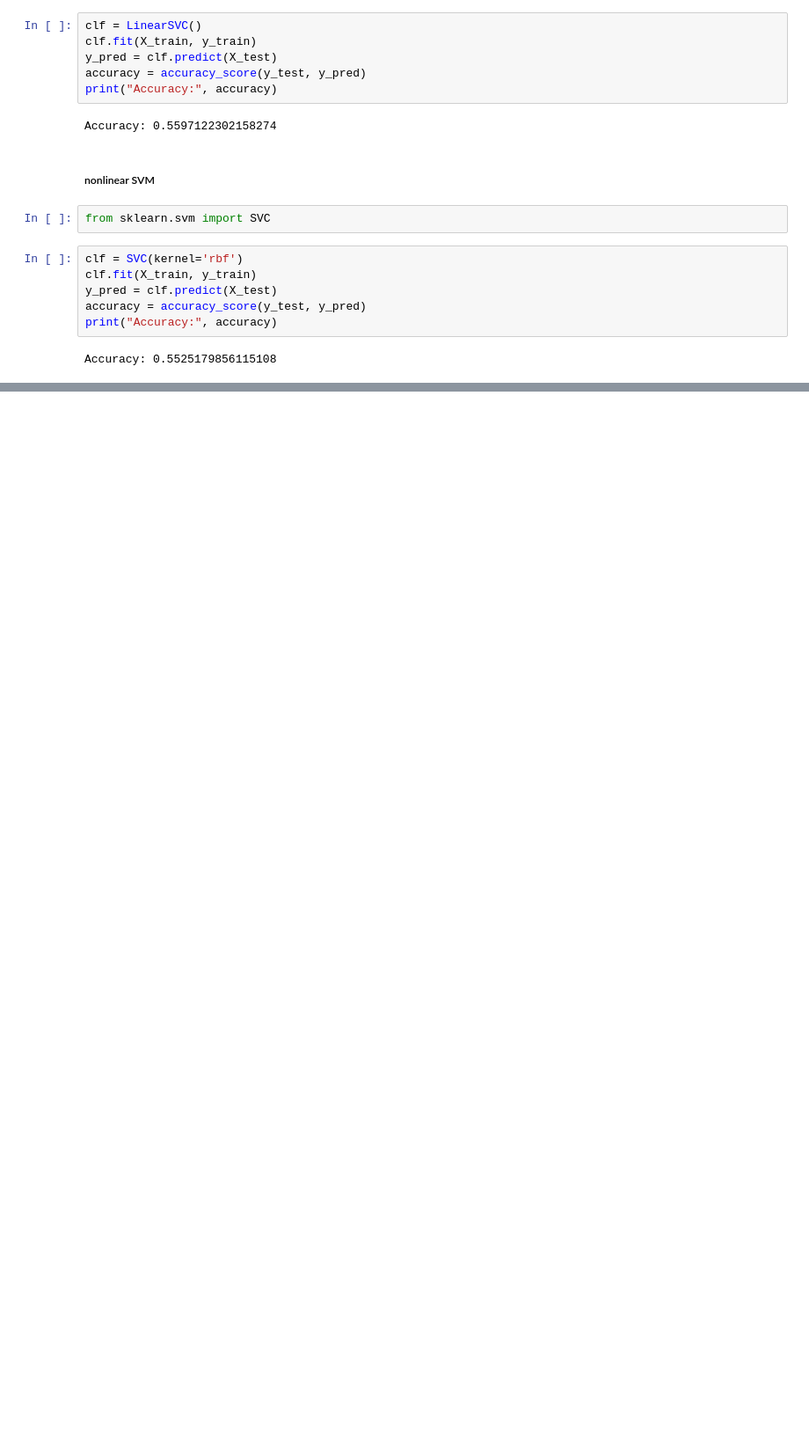
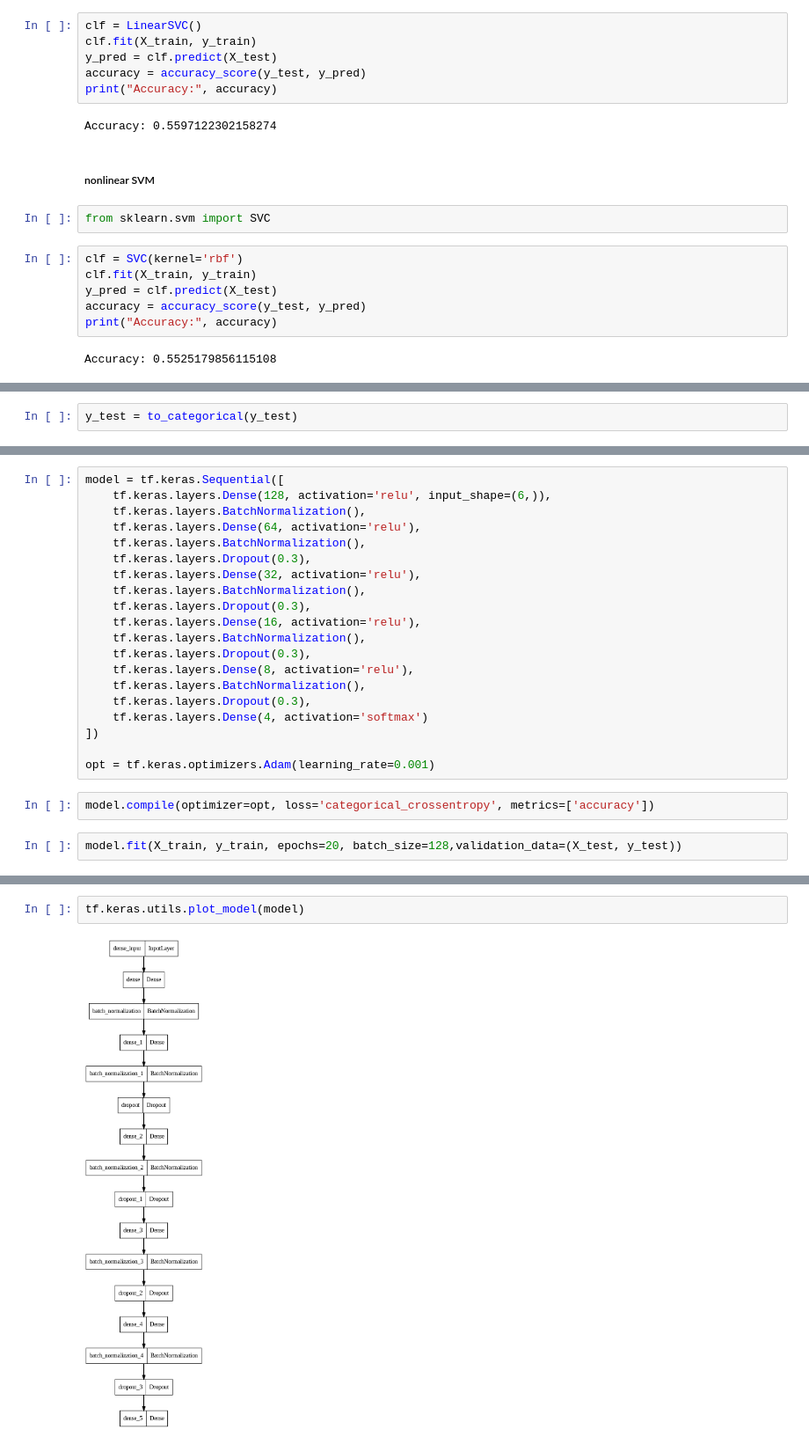
Before and after one commit to rojinakashefi/DataMining, a Jupyter notebook: MachineLearningVsDeepLearning/DataMining_HW2.ipynb, the cells around one changed output, grey strips where cells are left out. Shown at 88% size. Saved outputs shown, nothing was run; the diff lists cells and outputs as text; blank space fills up the shorter version.

```diff
--- a/MachineLearningVsDeepLearning/DataMining_HW2.ipynb
+++ b/MachineLearningVsDeepLearning/DataMining_HW2.ipynb
@@ -329,0 +340,2 @@ Accuracy: 0.5525179856115108
+# %%
+y_test = to_categorical(y_test)
@@ -329,0 +344,24 @@ Accuracy: 0.5525179856115108
+# %%
+model = tf.keras.Sequential([
+    tf.keras.layers.Dense(128, activation='relu', input_shape=(6,)),
+    tf.keras.layers.BatchNormalization(),
+    tf.keras.layers.Dense(64, activation='relu'),
+    tf.keras.layers.BatchNormalization(),
+    tf.keras.layers.Dropout(0.3),
+    tf.keras.layers.Dense(32, activation='relu'),
+    tf.keras.layers.BatchNormalization(),
+    tf.keras.layers.Dropout(0.3),
+    tf.keras.layers.Dense(16, activation='relu'),
+    tf.keras.layers.BatchNormalization(),
+    tf.keras.layers.Dropout(0.3),
+    tf.keras.layers.Dense(8, activation='relu'),
+    tf.keras.layers.BatchNormalization(),
+    tf.keras.layers.Dropout(0.3),
+    tf.keras.layers.Dense(4, activation='softmax')
+])
+
+opt = tf.keras.optimizers.Adam(learning_rate=0.001)
+# %%
+model.compile(optimizer=opt, loss='categorical_crossentropy', metrics=['accuracy'])
+# %%
+model.fit(X_train, y_train, epochs=20, batch_size=128,validation_data=(X_test, y_test))
@@ -329,0 +387,4 @@ Accuracy: 0.5525179856115108
+# %%
+tf.keras.utils.plot_model(model)
+# %% [output]
+[figure, added]
```
Also changed, not shown: parts of 17 cells of this notebook.
